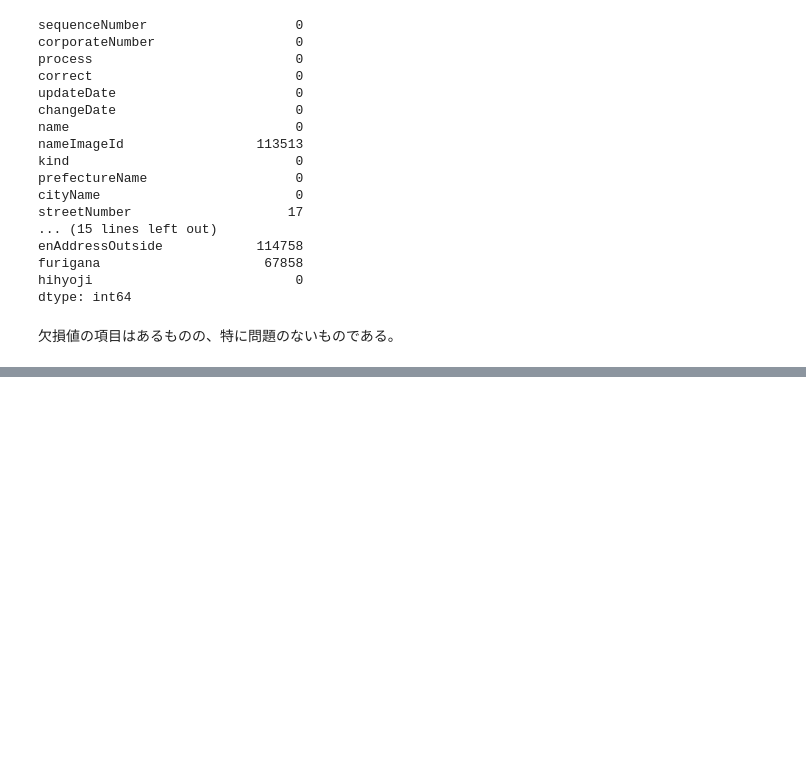
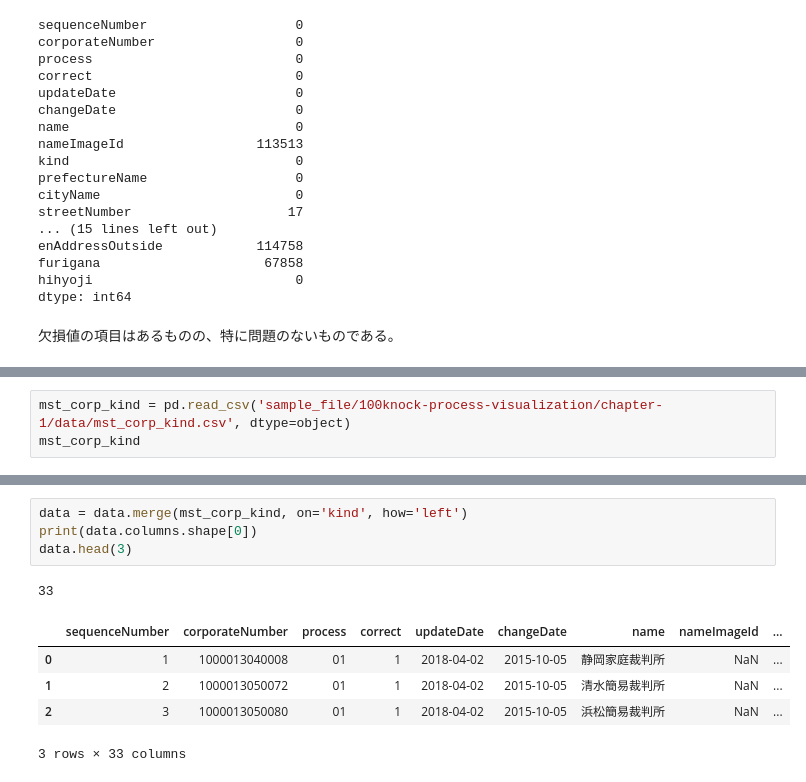
Before and after one commit to 1024xx4/100_Data_processing--visualization, a Jupyter notebook: structured_data.ipynb, the cells around one changed output, grey strips where cells are left out. Drawn from its saved outputs; the diff is of its cells as text; blank space fills up the shorter version.

```diff
--- a/structured_data.ipynb
+++ b/structured_data.ipynb
@@ -416,0 +481,3 @@ dtype: int64
+# %%
+mst_corp_kind = pd.read_csv('sample_file/100knock-process-visualization/chapter-1/data/mst_corp_kind.csv', dtype=object)
+mst_corp_kind
@@ -416,0 +496,11 @@ dtype: int64
+# %%
+data = data.merge(mst_corp_kind, on='kind', how='left')
+print(data.columns.shape[0])
+data.head(3)
+# %% [output]
+33
+|  | sequenceNumber | corporateNumber | process | correct | updateDate | changeDate | name | nameImageId | ... |
+| 0 | 1 | 1000013040008 | 01 | 1 | 2018-04-02 | 2015-10-05 | 静岡家庭裁判所 | NaN | ... |
+| 1 | 2 | 1000013050072 | 01 | 1 | 2018-04-02 | 2015-10-05 | 清水簡易裁判所 | NaN | ... |
+| 2 | 3 | 1000013050080 | 01 | 1 | 2018-04-02 | 2015-10-05 | 浜松簡易裁判所 | NaN | ... |
+3 rows × 33 columns
```
Also changed, not shown: parts of 18 cells of this notebook.
